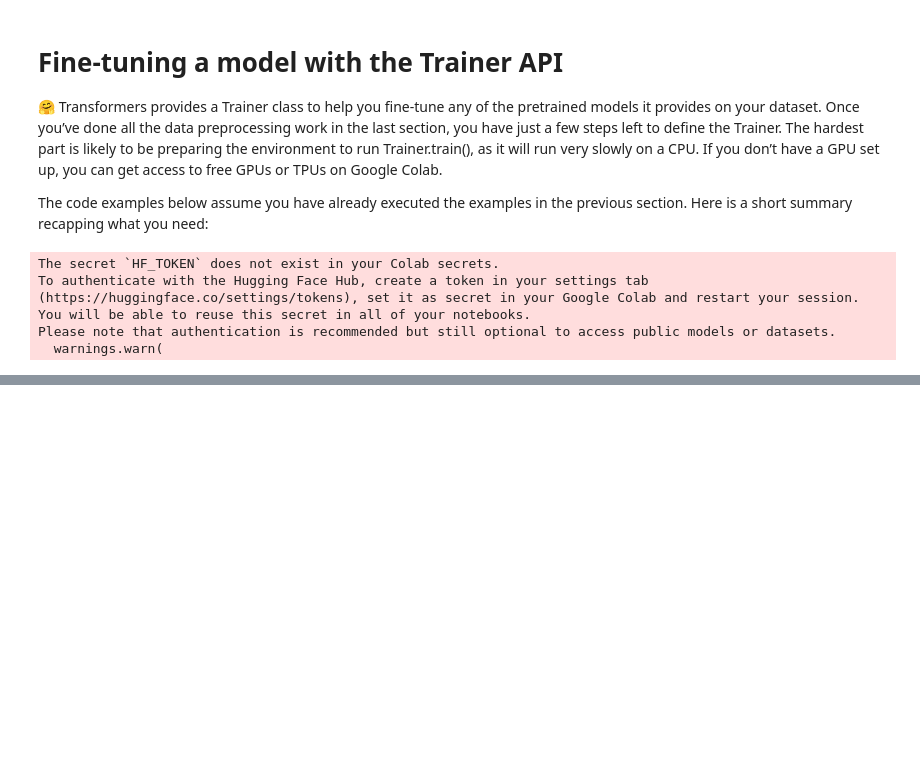
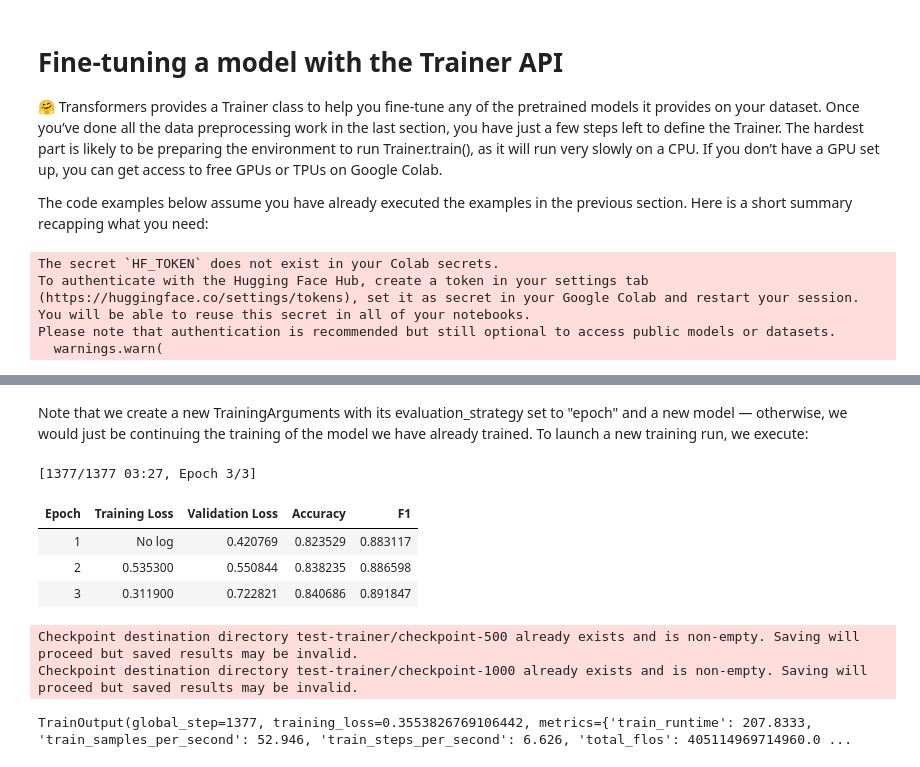
Before and after one commit to etuckerman/HuggingFaceCo-NLP, a Jupyter notebook: HuggingFace_3_1.ipynb, the cells around one changed output, grey strips where cells are left out. Cells and saved outputs as stored; diff of their text form; code cells hidden in the pictures; blank space fills up the shorter version.

```diff
--- a/HuggingFace_3_1.ipynb
+++ b/HuggingFace_3_1.ipynb
@@ -54,0 +109,3 @@ training_args = TrainingArguments("test-trainer")
+# %%
+predictions = trainer.predict(tokenized_datasets["validation"])
+print(predictions.predictions.shape, predictions.label_ids.shape)
@@ -54,0 +125,5 @@ training_args = TrainingArguments("test-trainer")
+# %%
+import evaluate
+
+metric = evaluate.load("glue", "mrpc")
+metric.compute(predictions=preds, references=predictions.label_ids)
@@ -54,0 +136,6 @@ training_args = TrainingArguments("test-trainer")
+# %%
+def compute_metrics(eval_preds):
+    metric = evaluate.load("glue", "mrpc")
+    logits, labels = eval_preds
+    predictions = np.argmax(logits, axis=-1)
+    return metric.compute(predictions=predictions, references=labels)
@@ -54,0 +144,13 @@ training_args = TrainingArguments("test-trainer")
+# %%
+training_args = TrainingArguments("test-trainer", evaluation_strategy="epoch")
+model = AutoModelForSequenceClassification.from_pretrained(checkpoint, num_labels=2)
+
+trainer = Trainer(
+    model,
+    training_args,
+    train_dataset=tokenized_datasets["train"],
+    eval_dataset=tokenized_datasets["validation"],
+    data_collator=data_collator,
+    tokenizer=tokenizer,
+    compute_metrics=compute_metrics,
+)
@@ -54,0 +162,13 @@ training_args = TrainingArguments("test-trainer")
+# %% [markdown]
+Note that we create a new TrainingArguments with its evaluation_strategy set to "epoch" and a new model — otherwise, we would just be continuing the training of the model we have already trained. To launch a new training run, we execute:
+# %%
+trainer.train()
+# %% [output]
+[1377/1377 03:27, Epoch 3/3]
+| Epoch | Training Loss | Validation Loss | Accuracy | F1 |
+| 1 | No log | 0.420769 | 0.823529 | 0.883117 |
+| 2 | 0.535300 | 0.550844 | 0.838235 | 0.886598 |
+| 3 | 0.311900 | 0.722821 | 0.840686 | 0.891847 |
+Checkpoint destination directory test-trainer/checkpoint-500 already exists and is non-empty. Saving will proceed but saved results may be invalid.
+Checkpoint destination directory test-trainer/checkpoint-1000 already exists and is non-empty. Saving will proceed but saved results may be invalid.
+TrainOutput(global_step=1377, training_loss=0.3553826769106442, metrics={'train_runtime': 207.8333, 'train_samples_per_second': 52.946, 'train_steps_per_second': 6.626, 'total_flos': 405114969714960.0 ...
```
Also changed, not shown: parts of 62 cells of this notebook.
